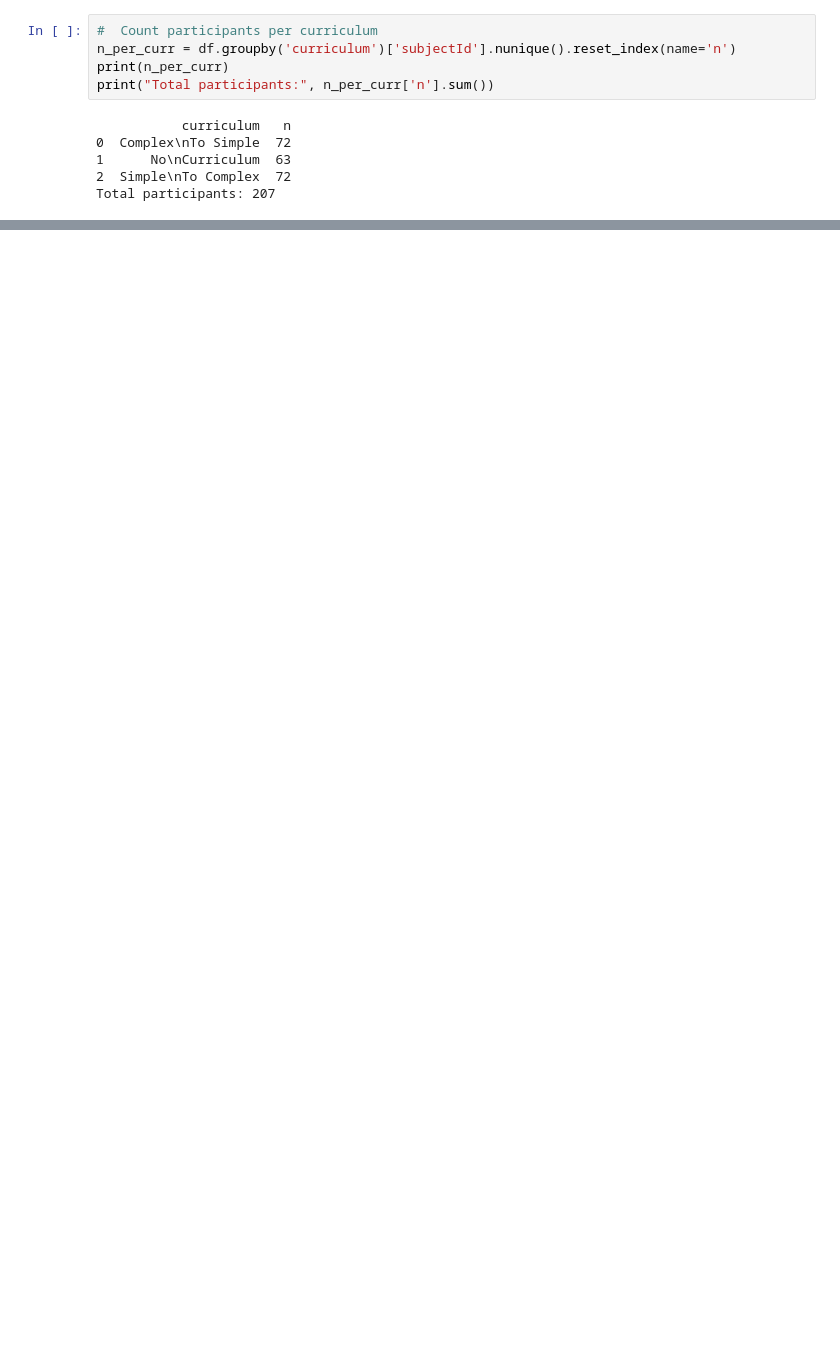
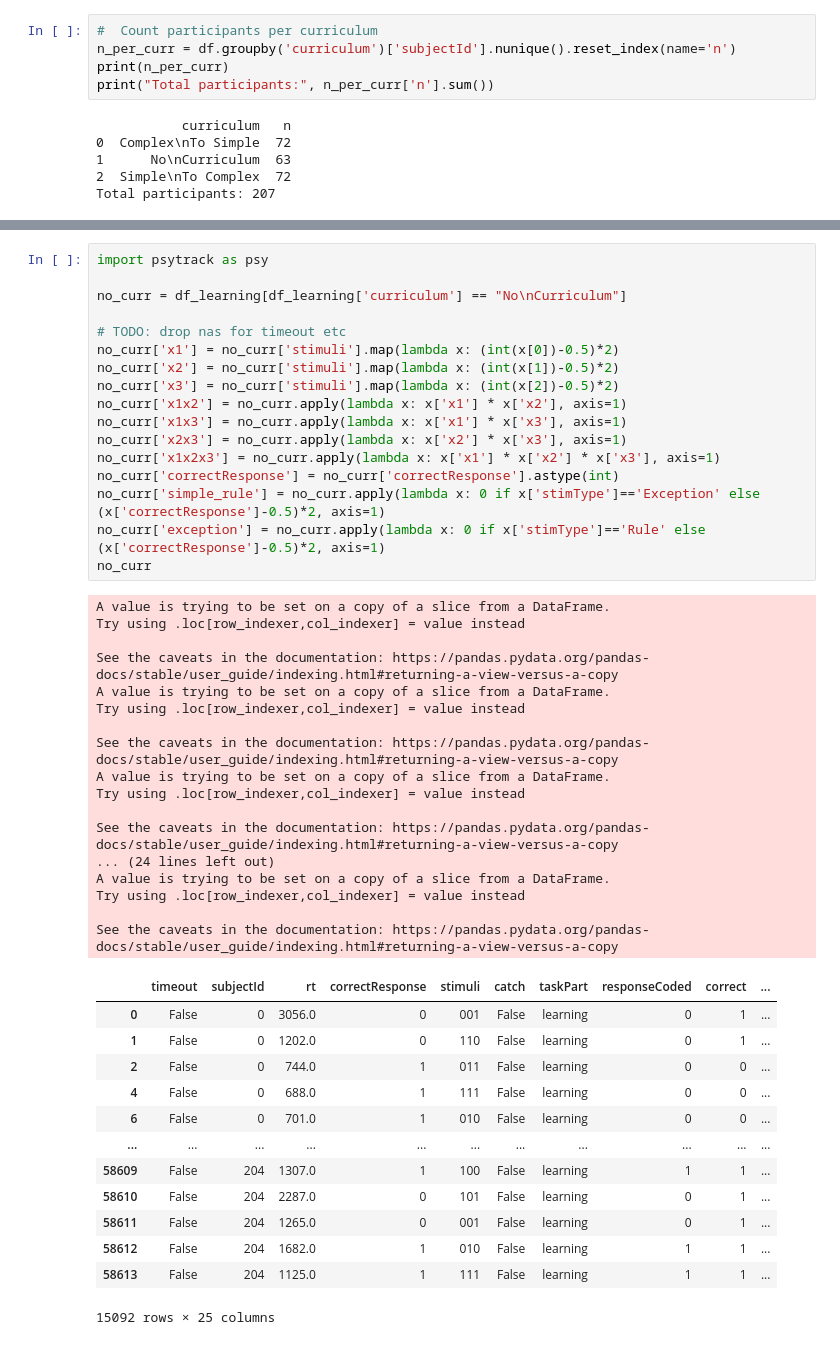
Before and after one commit to licezhang/curriculum_unlearning, a Jupyter notebook: analysis/experiment1.ipynb, the cells around one changed output, grey strips where cells are left out. Saved outputs shown, nothing was run; the diff lists cells and outputs as text; blank space fills up the shorter version.

```diff
--- a/analysis/experiment1.ipynb
+++ b/analysis/experiment1.ipynb
@@ -120 +118,49 @@ df_learning['total_trial_num'] = (
 df_learning[df_learning['curriculum'] == "No\nCurriculum"].to_csv('data/exp1_learning_control.csv', index=False)
+# %%
+import psytrack as psy
+
+no_curr = df_learning[df_learning['curriculum'] == "No\nCurriculum"]
+
+# TODO: drop nas for timeout etc
+no_curr['x1'] = no_curr['stimuli'].map(lambda x: (int(x[0])-0.5)*2)
+no_curr['x2'] = no_curr['stimuli'].map(lambda x: (int(x[1])-0.5)*2)
+no_curr['x3'] = no_curr['stimuli'].map(lambda x: (int(x[2])-0.5)*2)
+no_curr['x1x2'] = no_curr.apply(lambda x: x['x1'] * x['x2'], axis=1)
+no_curr['x1x3'] = no_curr.apply(lambda x: x['x1'] * x['x3'], axis=1)
+no_curr['x2x3'] = no_curr.apply(lambda x: x['x2'] * x['x3'], axis=1)
+no_curr['x1x2x3'] = no_curr.apply(lambda x: x['x1'] * x['x2'] * x['x3'], axis=1)
+no_curr['correctResponse'] = no_curr['correctResponse'].astype(int)
+no_curr['simple_rule'] = no_curr.apply(lambda x: 0 if x['stimType']=='Exception' else (x['correctResponse']-0.5)*2, axis=1)
+no_curr['exception'] = no_curr.apply(lambda x: 0 if x['stimType']=='Rule' else (x['correctResponse']-0.5)*2, axis=1)
+no_curr
+# %% [output]
+A value is trying to be set on a copy of a slice from a DataFrame.
+Try using .loc[row_indexer,col_indexer] = value instead
+
+See the caveats in the documentation: https://pandas.pydata.org/pandas-docs/stable/user_guide/indexing.html#returning-a-view-versus-a-copy
+A value is trying to be set on a copy of a slice from a DataFrame.
+Try using .loc[row_indexer,col_indexer] = value instead
+
+See the caveats in the documentation: https://pandas.pydata.org/pandas-docs/stable/user_guide/indexing.html#returning-a-view-versus-a-copy
+A value is trying to be set on a copy of a slice from a DataFrame.
+Try using .loc[row_indexer,col_indexer] = value instead
+
+See the caveats in the documentation: https://pandas.pydata.org/pandas-docs/stable/user_guide/indexing.html#returning-a-view-versus-a-copy
+... (24 lines left out)
+A value is trying to be set on a copy of a slice from a DataFrame.
+Try using .loc[row_indexer,col_indexer] = value instead
+
+See the caveats in the documentation: https://pandas.pydata.org/pandas-docs/stable/user_guide/indexing.html#returning-a-view-versus-a-copy
+|  | timeout | subjectId | rt | correctResponse | stimuli | catch | taskPart | responseCoded | correct | ... |
+| 0 | False | 0 | 3056.0 | 0 | 001 | False | learning | 0 | 1 | ... |
+| 1 | False | 0 | 1202.0 | 0 | 110 | False | learning | 0 | 1 | ... |
+| 2 | False | 0 | 744.0 | 1 | 011 | False | learning | 0 | 0 | ... |
+| 4 | False | 0 | 688.0 | 1 | 111 | False | learning | 0 | 0 | ... |
+| 6 | False | 0 | 701.0 | 1 | 010 | False | learning | 0 | 0 | ... |
+| ... | ... | ... | ... | ... | ... | ... | ... | ... | ... | ... |
+| 58609 | False | 204 | 1307.0 | 1 | 100 | False | learning | 1 | 1 | ... |
+| 58610 | False | 204 | 2287.0 | 0 | 101 | False | learning | 0 | 1 | ... |
+| 58611 | False | 204 | 1265.0 | 0 | 001 | False | learning | 0 | 1 | ... |
+| 58612 | False | 204 | 1682.0 | 1 | 010 | False | learning | 1 | 1 | ... |
+| 58613 | False | 204 | 1125.0 | 1 | 111 | False | learning | 1 | 1 | ... |
+15092 rows × 25 columns
```
Also changed, not shown: parts of 7 cells of this notebook.
